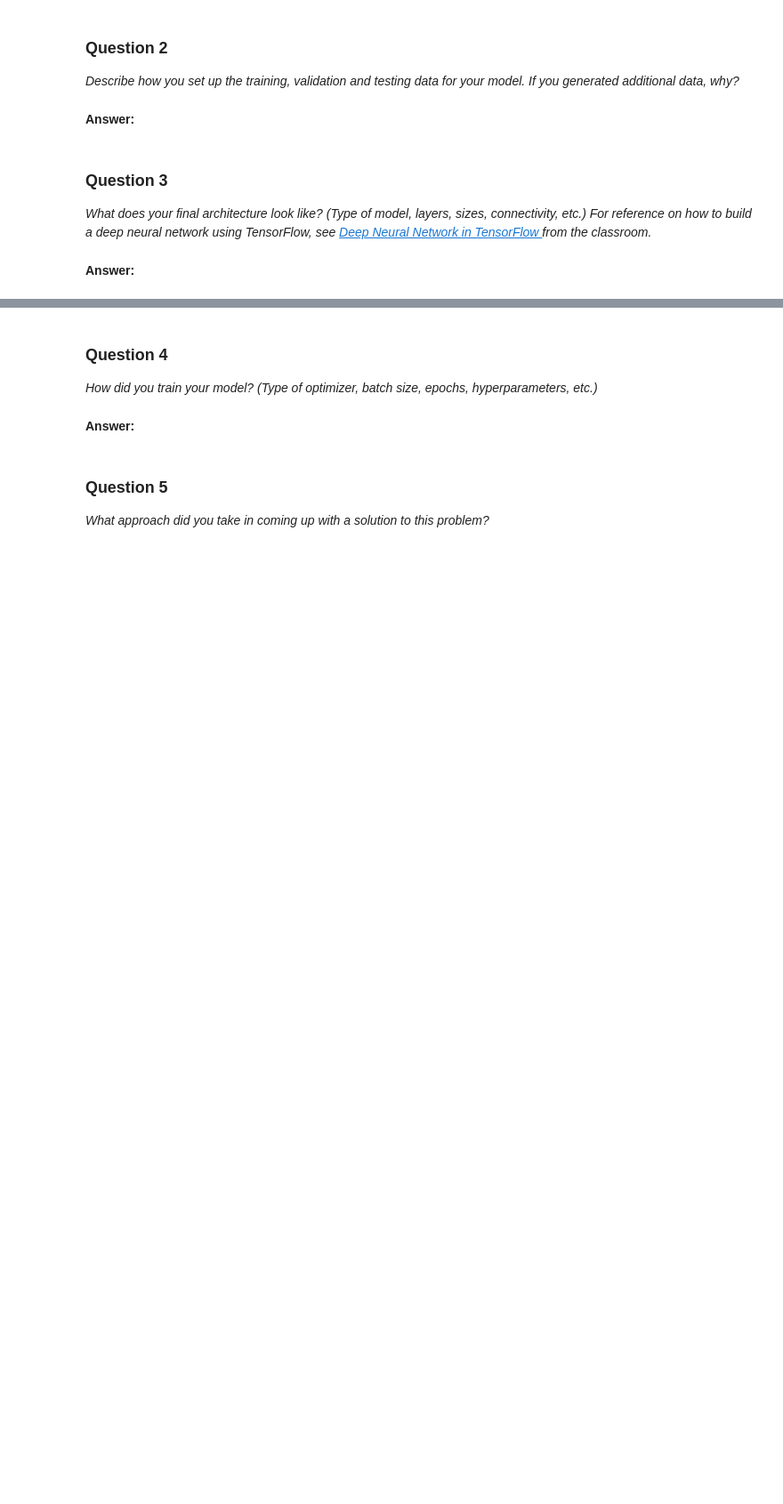
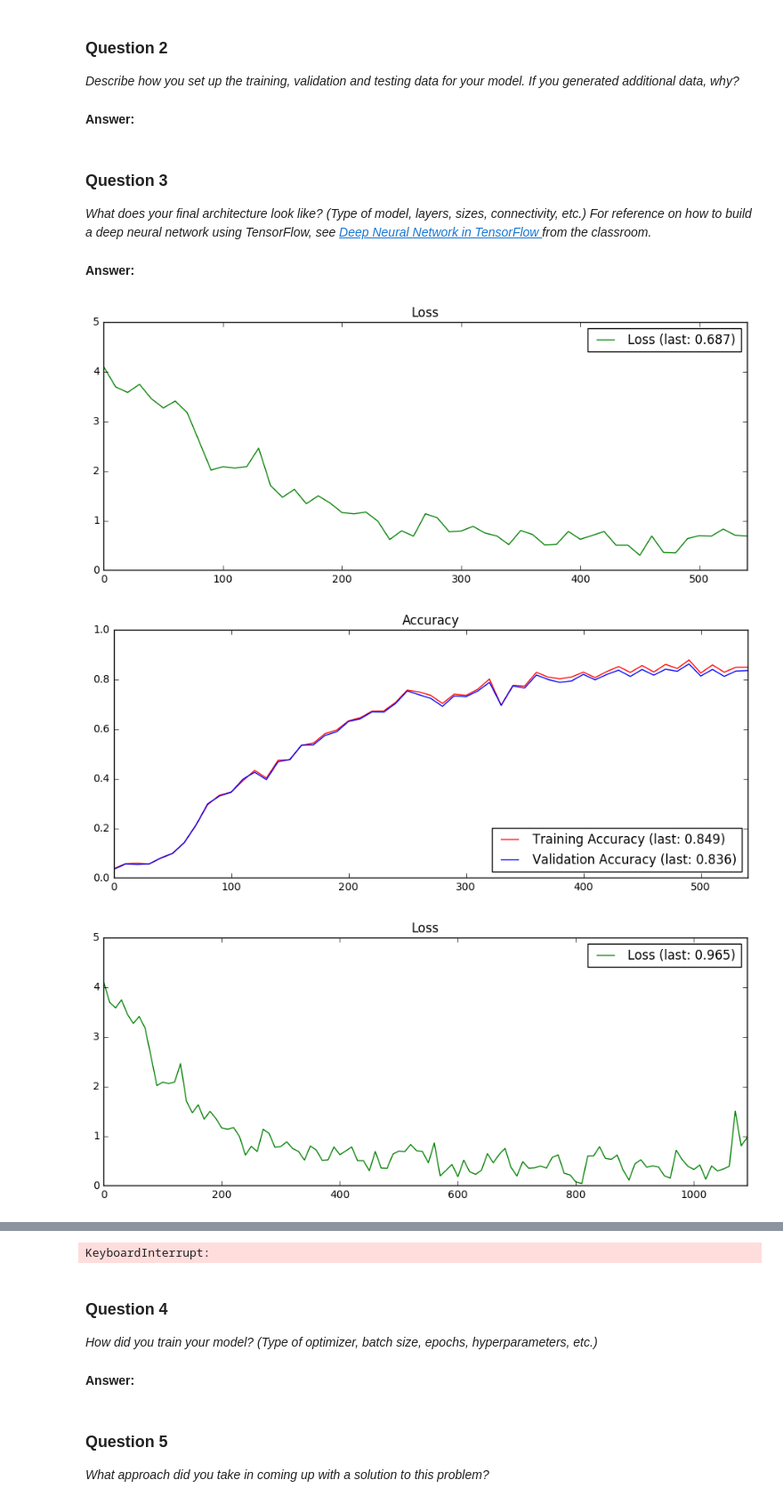
Before and after one commit to xperroni/traffic-signs, a Jupyter notebook: Traffic_Signs_Recognition.ipynb, the cells around one changed output, grey strips where cells are left out. Shown at 89% size. Saved outputs shown, nothing was run; the diff lists cells and outputs as text; code cells hidden in the pictures; blank space fills up the shorter version.

```diff
--- a/Traffic_Signs_Recognition.ipynb
+++ b/Traffic_Signs_Recognition.ipynb
@@ -250,10 +278,0 @@ class Preprocessed(Dataset):
-# %%
-# Preprocess training and test datasets.
-
-data.train = Preprocessed(data.train)
-data.tests = Preprocessed(data.tests)
-
-parameters.inputs.depth = 1
-
-display(data.train)
-display(data.tests)
@@ -266,27 +349,0 @@ _Describe the techniques used to preprocess the data._
-# %%
-### Separate a validation subset from the training dataset.
-
-from sklearn.cross_validation import train_test_split
-
-
-def split(dataset, rate=0.3):
-    X = dataset.X
-    y = dataset.y
-
-    (X_train, X_valid, y_train, y_valid) = train_test_split(
-        X,
-        y,
-        test_size=rate,
-        random_state=832289
-    )
-
-    return (
-        Dataset('Train', X_train, y_train),
-        Dataset('Validate', X_valid, y_valid)
-    )
-# %%
-data.stats = data.train.stats()
-(data.train, data.valid) = split(data.train)
-
-print('Size of training dataset: %d entries' % len(data.train))
-print('Size of validation dataset: %d entries' % len(data.valid))
@@ -343,6 +508,0 @@ class Network(object):
-# %%
-parameters.patch.side = 5
-parameters.patch.depth = 16
-parameters.hidden_nodes = 64
-
-network = Network(parameters)
@@ -496,0 +780,6 @@ train_main()
+# %%
+network = trained_network()
+# %% [output]
+[figure, added]
+[figure, added]
+[figure, added]
@@ -496,0 +787 @@ train_main()
+KeyboardInterrupt:
```
Also changed, not shown: parts of 22 cells of this notebook.
